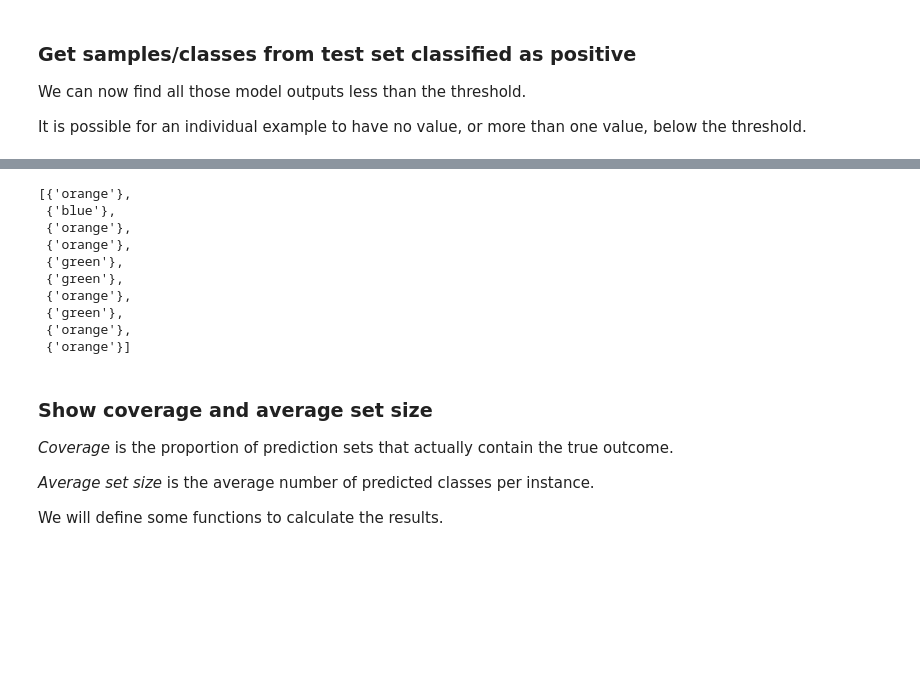
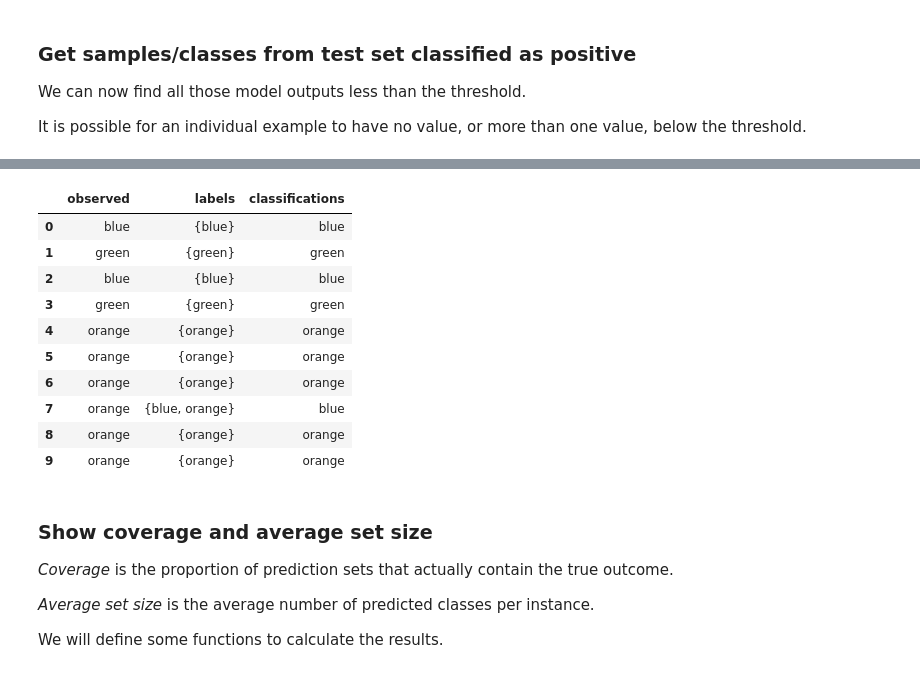
Before and after one commit to MichaelAllen1966/conformal_prediction, a Jupyter notebook: classification.ipynb, the cells around one changed output, grey strips where cells are left out. Cells and saved outputs as stored; diff of their text form; code cells hidden in the pictures; blank space fills up the shorter version.

```diff
--- a/classification.ipynb
+++ b/classification.ipynb
@@ -227,26 +248,33 @@ Get prediction set labels.
 # %%
-class_labels = ['blue', 'orange', 'green']
+# Get standard predictions
+y_pred = classifier.predict(X_test)
 
+# Function to get set labels
 def get_prediction_set_labels(prediction_set, class_labels):
     # Get set of class labels for each instance in prediction sets
     prediction_set_labels = [
         set([class_labels[i] for i, x in enumerate(prediction_set) if x]) for prediction_set in
         prediction_sets]
     return prediction_set_labels
 
-prediction_set_labels = get_prediction_set_labels(prediction_sets, class_labels)
-prediction_set_labels[0:10]
+# Collate predictions
+results_sets = pd.DataFrame()
+results_sets['observed'] = [class_labels[i] for i in y_test]
+results_sets['labels'] = get_prediction_set_labels(prediction_sets, class_labels)
+results_sets['classifications'] = [class_labels[i] for i in y_pred]
+results_sets.head(10)
 # %% [output]
-[{'orange'},
- {'blue'},
- {'orange'},
- {'orange'},
- {'green'},
- {'green'},
- {'orange'},
- {'green'},
- {'orange'},
- {'orange'}]
+|  | observed | labels | classifications |
+| 0 | blue | {blue} | blue |
+| 1 | green | {green} | green |
+| 2 | blue | {blue} | blue |
+| 3 | green | {green} | green |
+| 4 | orange | {orange} | orange |
+| 5 | orange | {orange} | orange |
+| 6 | orange | {orange} | orange |
+| 7 | orange | {blue, orange} | blue |
+| 8 | orange | {orange} | orange |
+| 9 | orange | {orange} | orange |
 # %% [markdown]
 ### Show coverage and average set size
 
```
Also changed, not shown: parts of 18 cells of this notebook.
